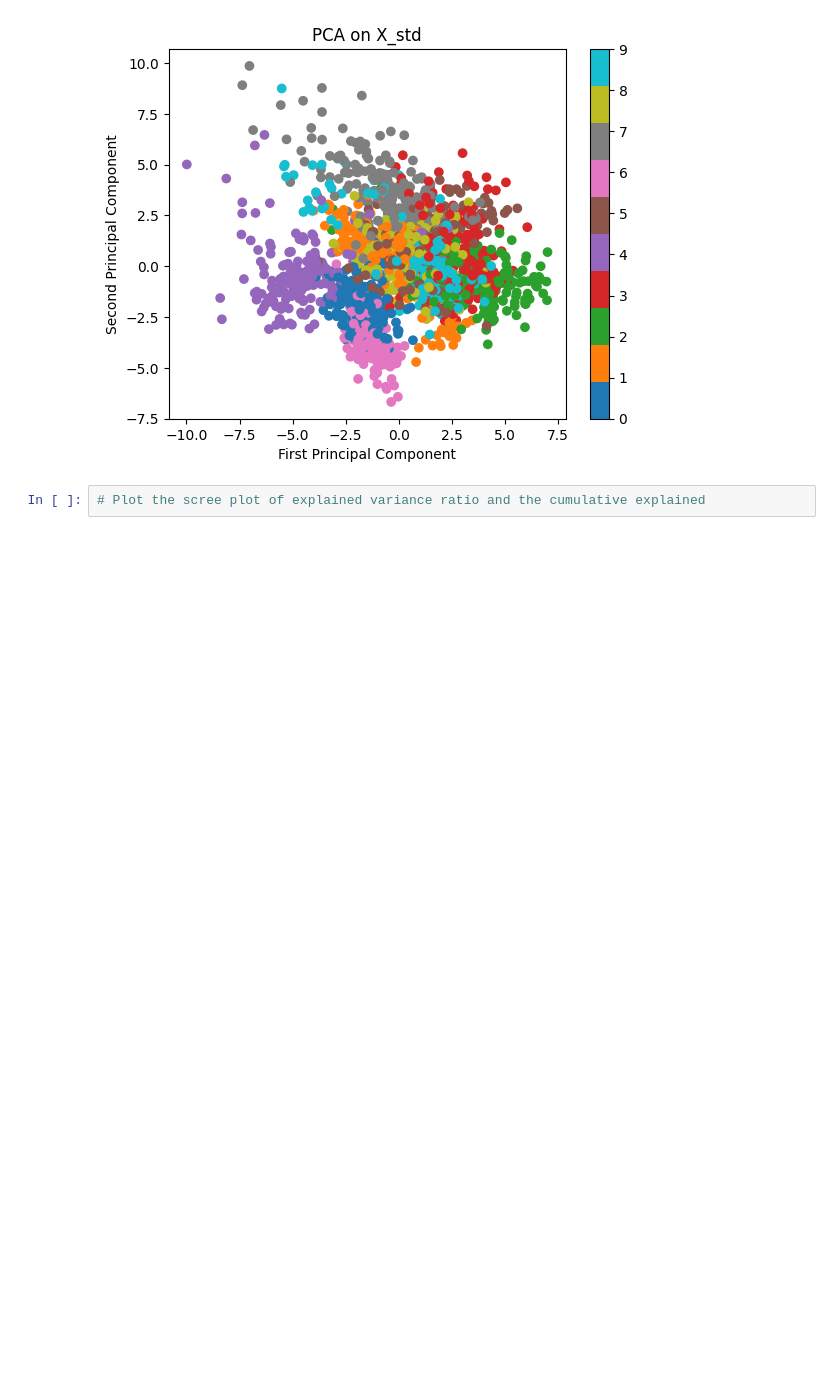
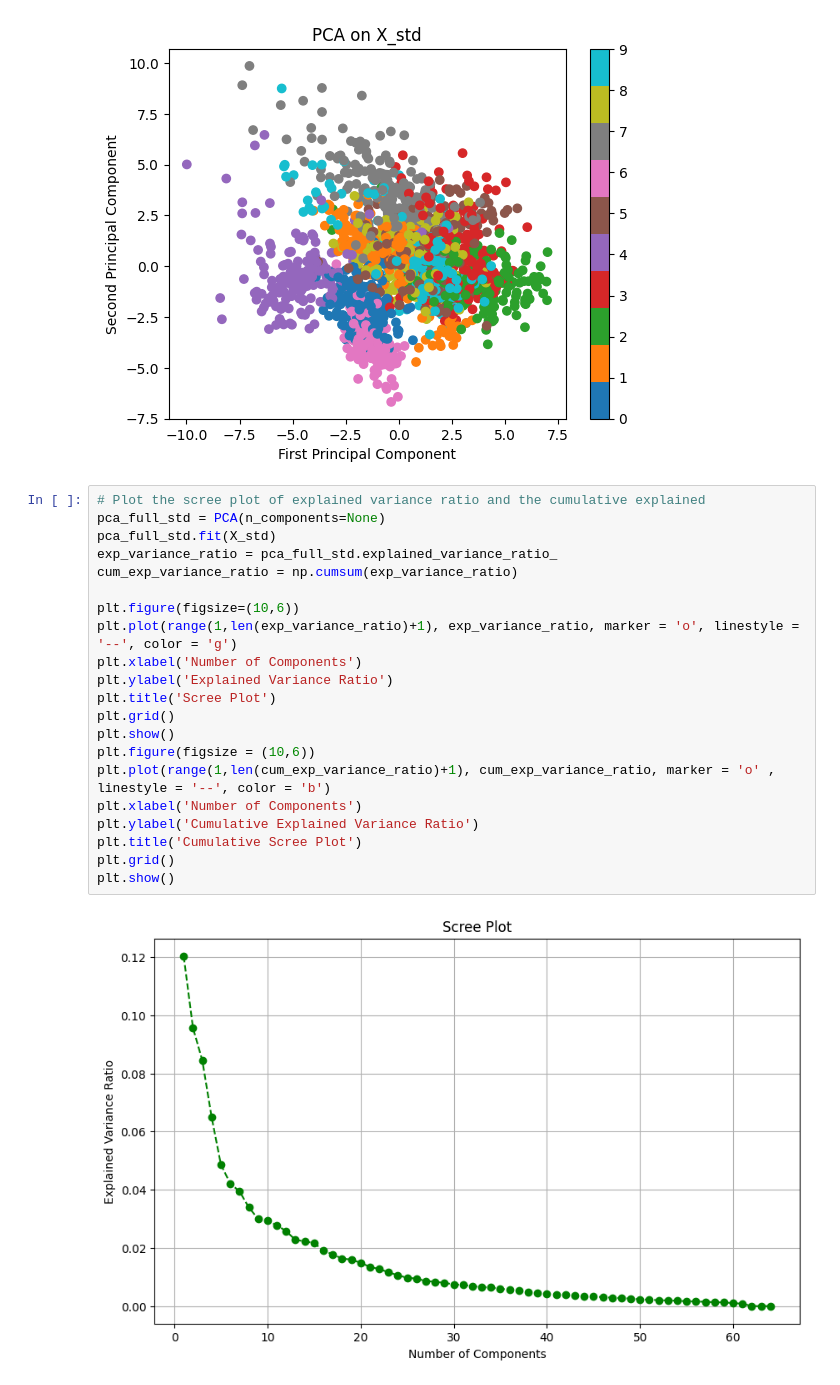
Before and after one commit to mig7avilg-dot/DATA_SCIENCE, a Jupyter notebook: HANDS ON GRUPO 4.ipynb, the cells around one changed output. Cells and saved outputs as stored; diff of their text form; blank space fills up the shorter version.

```diff
--- a/HANDS ON GRUPO 4.ipynb
+++ b/HANDS ON GRUPO 4.ipynb
@@ -24,5 +24,26 @@ plt.title('PCA on X_std')
 plt.colorbar();
 # %% [output]
 [figure]
-# %%
-# Plot the scree plot of explained variance ratio and the cumulative explained
+# %%
+# Plot the scree plot of explained variance ratio and the cumulative explained
+pca_full_std = PCA(n_components=None)
+pca_full_std.fit(X_std)
+exp_variance_ratio = pca_full_std.explained_variance_ratio_
+cum_exp_variance_ratio = np.cumsum(exp_variance_ratio)
+
+plt.figure(figsize=(10,6))
+plt.plot(range(1,len(exp_variance_ratio)+1), exp_variance_ratio, marker = 'o', linestyle = '--', color = 'g')
+plt.xlabel('Number of Components')
+plt.ylabel('Explained Variance Ratio')
+plt.title('Scree Plot')
+plt.grid()
+plt.show()
+plt.figure(figsize = (10,6))
+plt.plot(range(1,len(cum_exp_variance_ratio)+1), cum_exp_variance_ratio, marker = 'o' , linestyle = '--', color = 'b')
+plt.xlabel('Number of Components')
+plt.ylabel('Cumulative Explained Variance Ratio')
+plt.title('Cumulative Scree Plot')
+plt.grid()
+plt.show()
+# %% [output]
+[figure, added]
```
Also changed, not shown: parts of 2 cells of this notebook.
